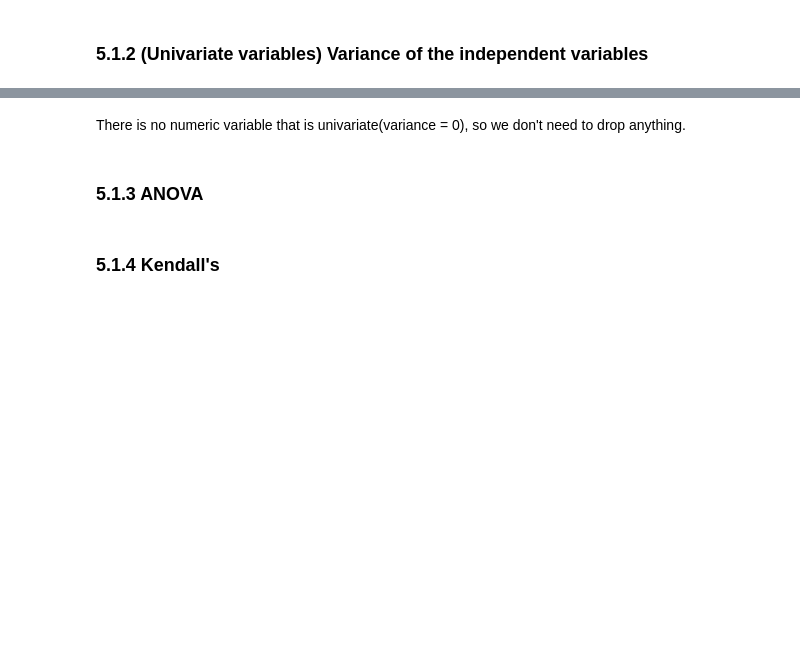
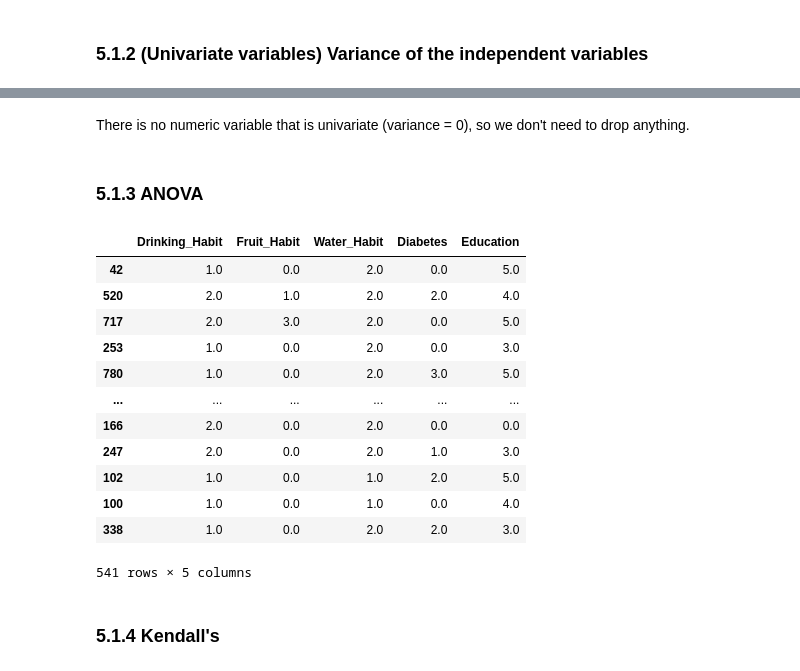
Before and after one commit to anamiguel24/MachineLearnig-project, a Jupyter notebook: ml_project.ipynb, the cells around one changed output, grey strips where cells are left out. Cells and saved outputs as stored; diff of their text form; code cells hidden in the pictures; blank space fills up the shorter version.

```diff
--- a/ml_project.ipynb
+++ b/ml_project.ipynb
@@ -634,7 +622,23 @@ dtype: float64
 # %% [markdown]
-There is no numeric variable that is univariate(variance = 0), so we don't need to drop anything.
+There is no numeric variable that is univariate (variance = 0), so we don't need to drop anything.
 # %% [markdown]
 ### 5.1.3 ANOVA
+# %%
+x_train_cat
+# %% [output]
+|  | Drinking_Habit | Fruit_Habit | Water_Habit | Diabetes | Education |
+| 42 | 1.0 | 0.0 | 2.0 | 0.0 | 5.0 |
+| 520 | 2.0 | 1.0 | 2.0 | 2.0 | 4.0 |
+| 717 | 2.0 | 3.0 | 2.0 | 0.0 | 5.0 |
+| 253 | 1.0 | 0.0 | 2.0 | 0.0 | 3.0 |
+| 780 | 1.0 | 0.0 | 2.0 | 3.0 | 5.0 |
+| ... | ... | ... | ... | ... | ... |
+| 166 | 2.0 | 0.0 | 2.0 | 0.0 | 0.0 |
+| 247 | 2.0 | 0.0 | 2.0 | 1.0 | 3.0 |
+| 102 | 1.0 | 0.0 | 1.0 | 2.0 | 5.0 |
+| 100 | 1.0 | 0.0 | 1.0 | 0.0 | 4.0 |
+| 338 | 1.0 | 0.0 | 2.0 | 2.0 | 3.0 |
+541 rows × 5 columns
 # %% [markdown]
 ### 5.1.4 Kendall's
 # %% [markdown]
```
Also changed, not shown: parts of 20 cells of this notebook.
